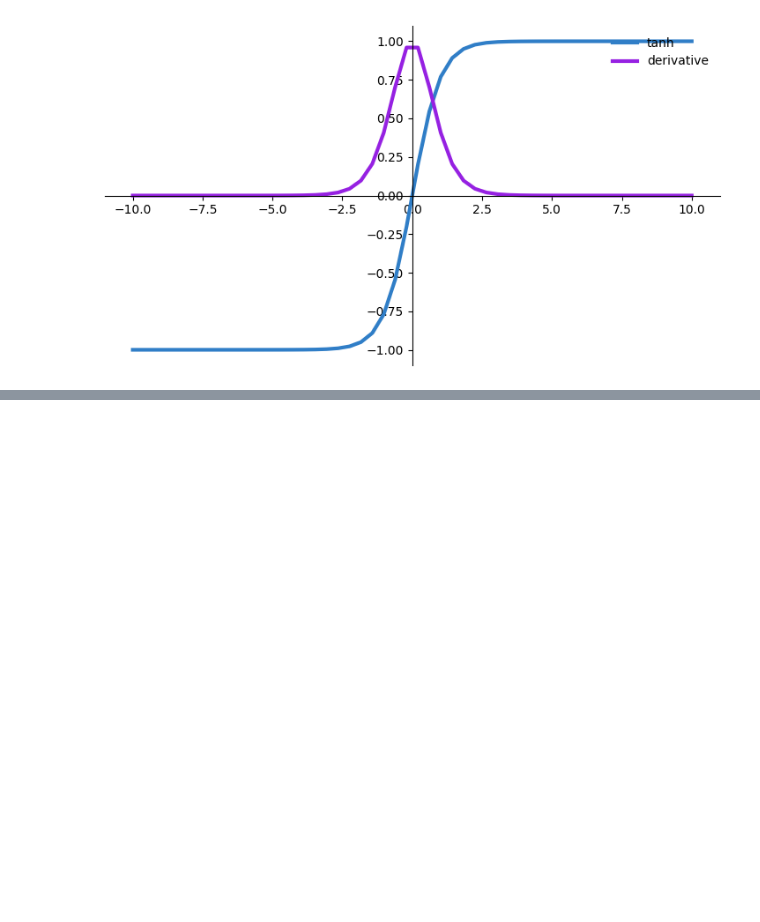
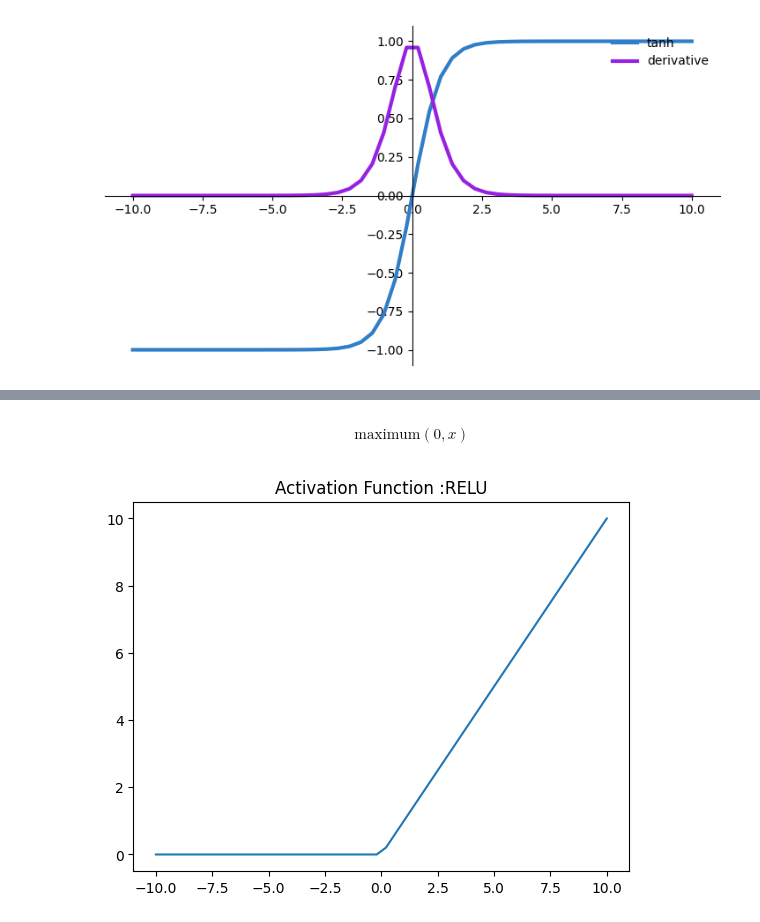
Before and after one commit to parth1993/DeepLearning-101, a Jupyter notebook: activation_functions.ipynb, the cells around one changed output, grey strips where cells are left out. Saved outputs shown, nothing was run; the diff lists cells and outputs as text; code cells hidden in the pictures; blank space fills up the shorter version.

Commit message:
RELU activation function

```diff
--- a/activation_functions.ipynb
+++ b/activation_functions.ipynb
@@ -139,0 +146,15 @@ plt.show()
+# %%
+@latexify.expression
+def RELU(x):
+    return np.maximum(0, x)
+RELU
+# %% [output]
+$$ \displaystyle \mathrm{maximum}\left({0}, x\right) $$
+# %%
+x = np.linspace(-10, 10)
+plt.plot(x, RELU(x))
+plt.axis('tight')
+plt.title('Activation Function :RELU')
+plt.show()
+# %% [output]
+[figure, added]
```
Also changed, not shown: parts of 4 cells of this notebook.
